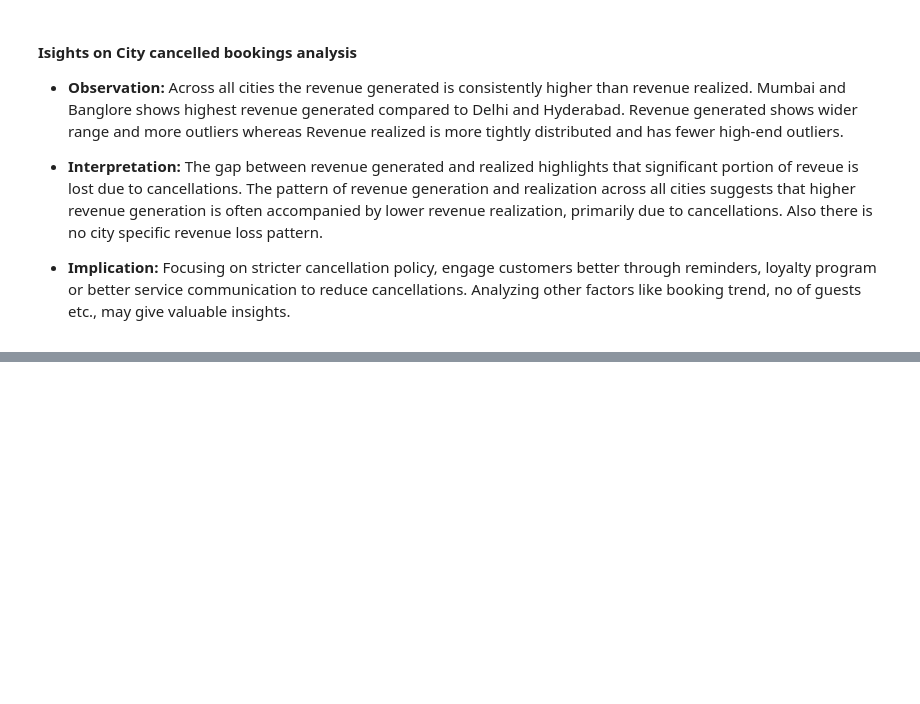
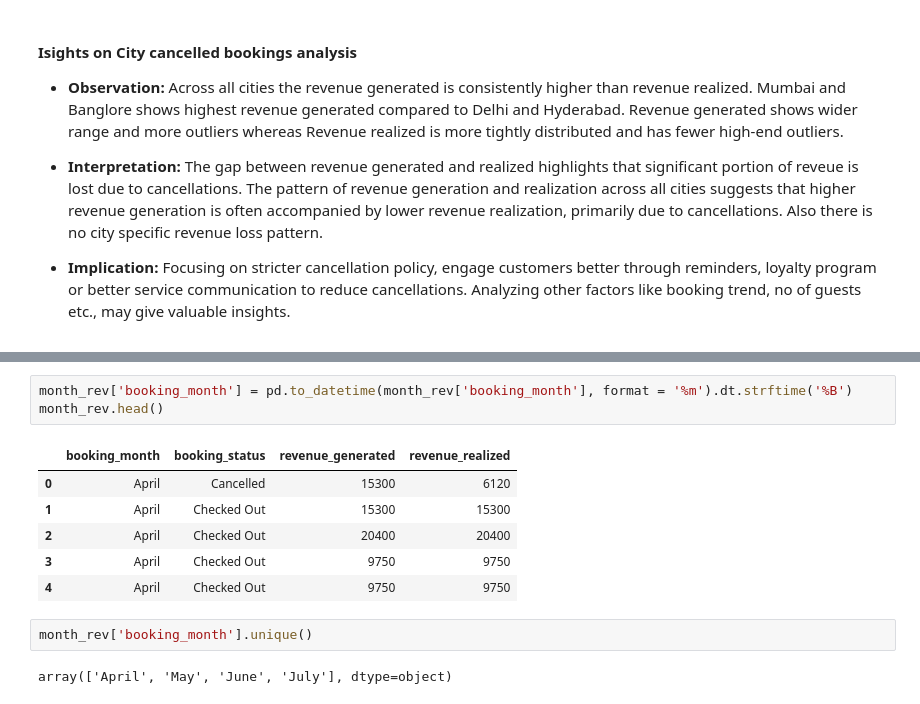
Before and after one commit to Bhuvi128/Hospitality-Revenue-Optimization-Data-analysis, a Jupyter notebook: Hospitality Revenue Optimzation.ipynb, the cells around one changed output, grey strips where cells are left out. Saved outputs shown, nothing was run; the diff lists cells and outputs as text; blank space fills up the shorter version.

```diff
--- a/Hospitality Revenue Optimzation.ipynb
+++ b/Hospitality Revenue Optimzation.ipynb
@@ -660,0 +676,14 @@ plt.show()
+# %%
+month_rev['booking_month'] = pd.to_datetime(month_rev['booking_month'], format = '%m').dt.strftime('%B')
+month_rev.head()
+# %% [output]
+|  | booking_month | booking_status | revenue_generated | revenue_realized |
+| 0 | April | Cancelled | 15300 | 6120 |
+| 1 | April | Checked Out | 15300 | 15300 |
+| 2 | April | Checked Out | 20400 | 20400 |
+| 3 | April | Checked Out | 9750 | 9750 |
+| 4 | April | Checked Out | 9750 | 9750 |
+# %%
+month_rev['booking_month'].unique()
+# %% [output]
+array(['April', 'May', 'June', 'July'], dtype=object)
```
Also changed, not shown: parts of 6 cells of this notebook, 2 other files.
